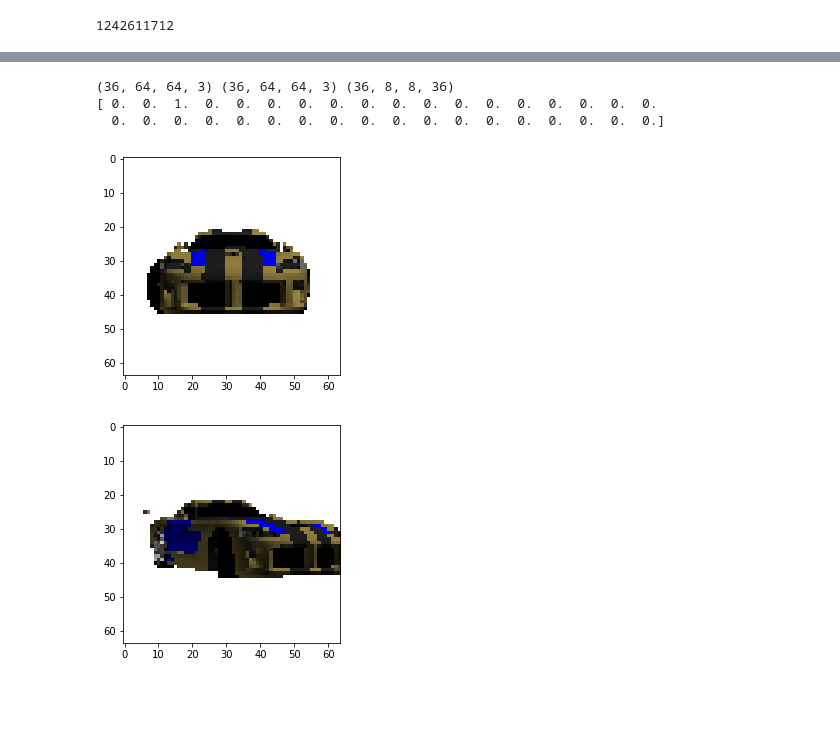
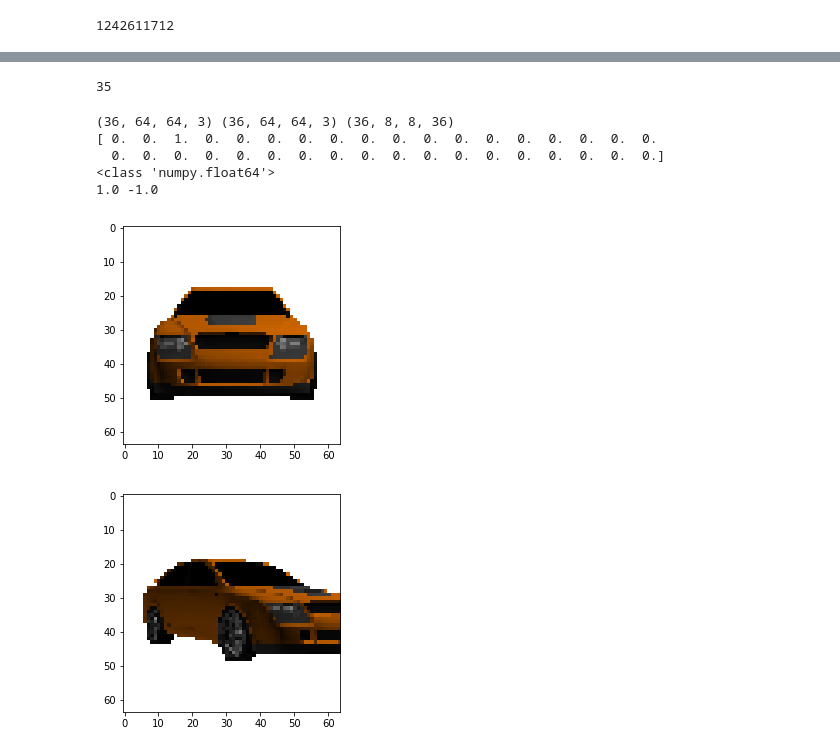
Before and after one commit to Chinmay26/Multi-Viewpoint-Image-generation, a Jupyter notebook: trainers/GAN-processed_dataset.ipynb, the cells around one changed output, grey strips where cells are left out. Cells and saved outputs as stored; diff of their text form; code cells hidden in the pictures; blank space fills up the shorter version.

```diff
--- a/trainers/GAN-processed_dataset.ipynb
+++ b/trainers/GAN-processed_dataset.ipynb
@@ -93,8 +93,8 @@ print(test_pairs[0])
 
 print(len(train_pairs))
 
-i = dataset_train[(1063*36) + 27]
-j = dataset_train[(1063*36) + 5]
+i = dataset_train[(10*36) + 27]
+j = dataset_train[(10*36) + 5]
 plt.imshow(i/255)
 plt.show()
 plt.imshow(j/255)
@@ -108,3 +108,23 @@ plt.show()
+# %%
+def normalize(data):
+    data *= 2.0
+    data /= 255.0
+    data -= 1.0
+    return data
+
+def denormalize(data):
+    data = data + 1.0
+    data = data * 255.0
+    data = data / 2.0
+    return data
+# %%
+c = 0
+for p in train_pairs:
+    if p[0] == 12 and p[1] == 0:
+        c += 1
+print(c)
+# %% [output]
+35
 # %%
 #pairs (index_no, input, output)
 def get_batch_data(pairs, train=True):
@@ -123,9 +143,13 @@ def get_batch_data(pairs, train=True):
         cur_pose[(p[2] - p[1]) % total_azimuth_angles] = 1
         pose.append(np.broadcast_to(cur_pose,(8,8,36)))
 
-    batch = np.array(batch, dtype=np.float32)
-    batch_labels = np.array(batch_labels, dtype='float32')
-    pose = np.array(pose, dtype='float32')
+    batch = np.array(batch, dtype=np.float64)
+    batch_labels = np.array(batch_labels, dtype=np.float64)
+    pose = np.array(pose, dtype=np.float64)
+
+    #normalize
+    batch = normalize(batch)
+    batch_labels =  normalize(batch_labels)
 
     return batch,batch_labels,pose
 
@@ -133,19 +157,25 @@ batch, batch_labels, pose_labels = get_batch_data(train_pairs[36:72])
 # %%
 print(batch.shape, batch_labels.shape, pose_labels.shape)
 
-t = 6
+t = 27
 print(pose_labels[t][0][0])
 
-plt.imshow(batch[t]/255)
+print(type(batch_labels[t][0][0][0]))
+
+print(np.max((batch[t])), np.min((batch[t])))
+
+plt.imshow(denormalize(batch[t]) / 255)
 plt.show()
-plt.imshow(batch_labels[t]/255)
+plt.imshow(denormalize(batch_labels[t]) / 255)
 plt.show()
 # %% [output]
 (36, 64, 64, 3) (36, 64, 64, 3) (36, 8, 8, 36)
 [ 0.  0.  1.  0.  0.  0.  0.  0.  0.  0.  0.  0.  0.  0.  0.  0.  0.  0.
   0.  0.  0.  0.  0.  0.  0.  0.  0.  0.  0.  0.  0.  0.  0.  0.  0.  0.]
+<class 'numpy.float64'>
+1.0 -1.0
-[figure, old version]
+[figure, new version]
-[figure, old version]
+[figure, new version]
 # %%
 def lrelu(x, leak=0.2, name="lrelu"):
     with tf.variable_scope(name):
```
Also changed, not shown: parts of 20 cells of this notebook.
